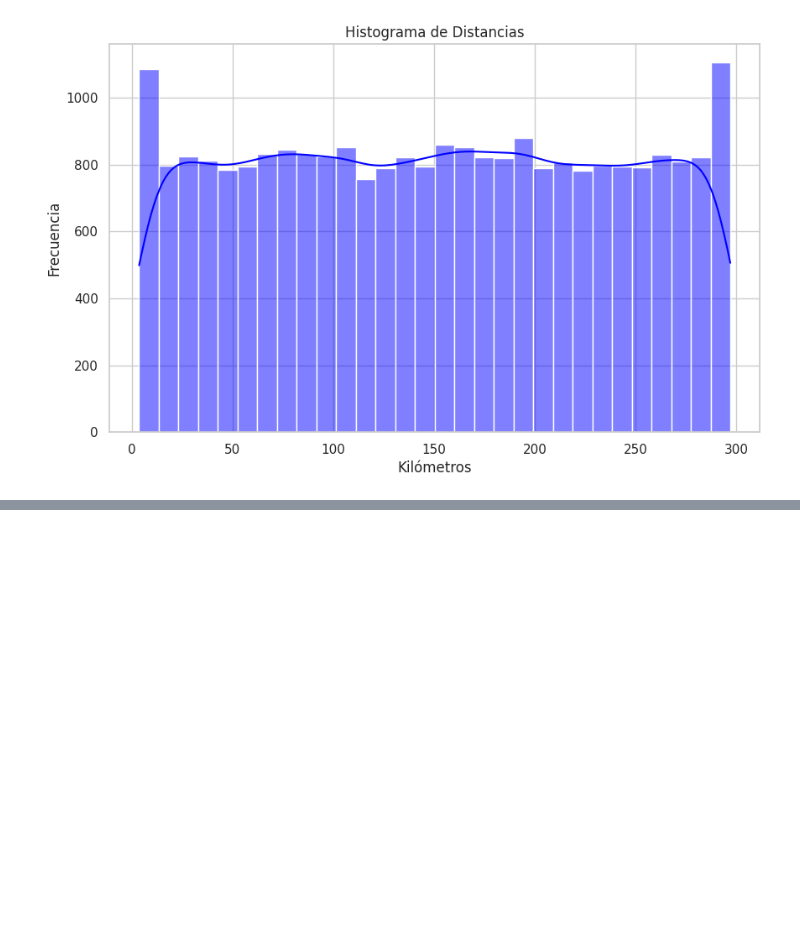
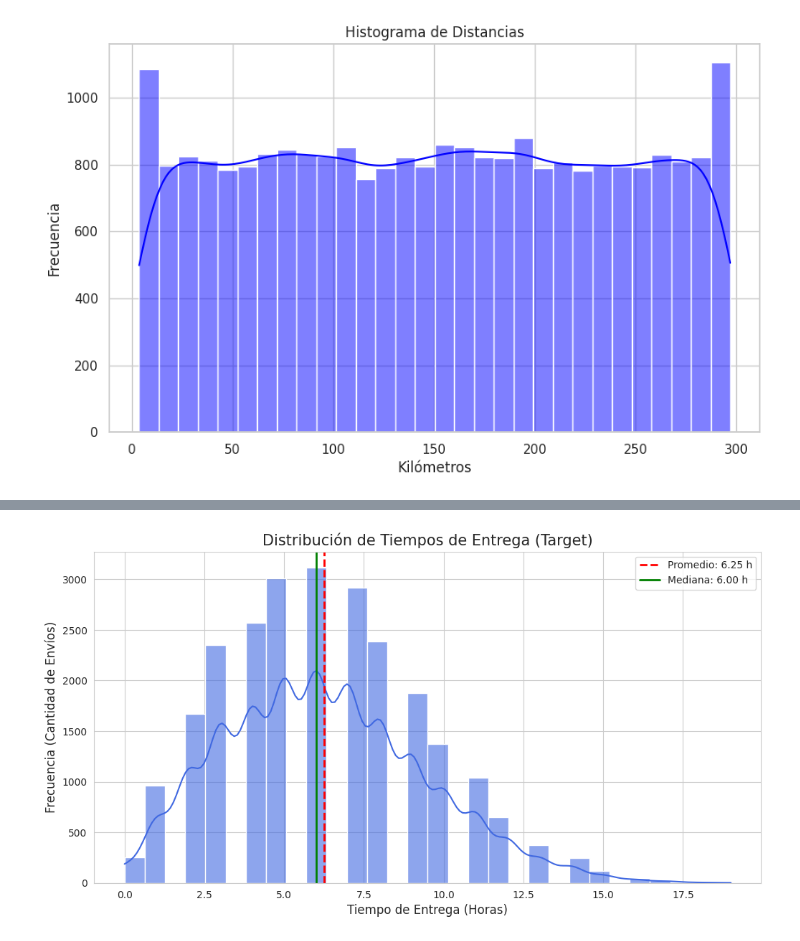
Before and after one commit to RodrigoGonzalez78/delivery-_logistics, a Jupyter notebook: notebooks/analisis.ipynb, the cells around one changed output, grey strips where cells are left out. Cells and saved outputs as stored; diff of their text form; code cells hidden in the pictures; blank space fills up the shorter version.

```diff
--- a/notebooks/analisis.ipynb
+++ b/notebooks/analisis.ipynb
@@ -219,0 +234,24 @@ plt.show()
+# %%
+plt.figure(figsize=(12, 6))
+sns.set_style("whitegrid")
+
+# Crear Histograma + KDE (Curva de densidad)
+sns.histplot(df['delivery_clean'], kde=True, color='royalblue', bins=30, alpha=0.6)
+
+# Calcular estadísticas
+promedio = df['delivery_clean'].mean()
+mediana = df['delivery_clean'].median()
+
+# Agregar líneas verticales para Promedio y Mediana
+plt.axvline(promedio, color='red', linestyle='--', linewidth=2, label=f'Promedio: {promedio:.2f} h')
+plt.axvline(mediana, color='green', linestyle='-', linewidth=2, label=f'Mediana: {mediana:.2f} h')
+
+# Títulos y etiquetas
+plt.title('Distribución de Tiempos de Entrega (Target)', fontsize=15)
+plt.xlabel('Tiempo de Entrega (Horas)', fontsize=12)
+plt.ylabel('Frecuencia (Cantidad de Envíos)', fontsize=12)
+plt.legend()
+
+plt.show()
+# %% [output]
+[figure, added]
```
Also changed, not shown: parts of 3 cells of this notebook, 14 other files.
